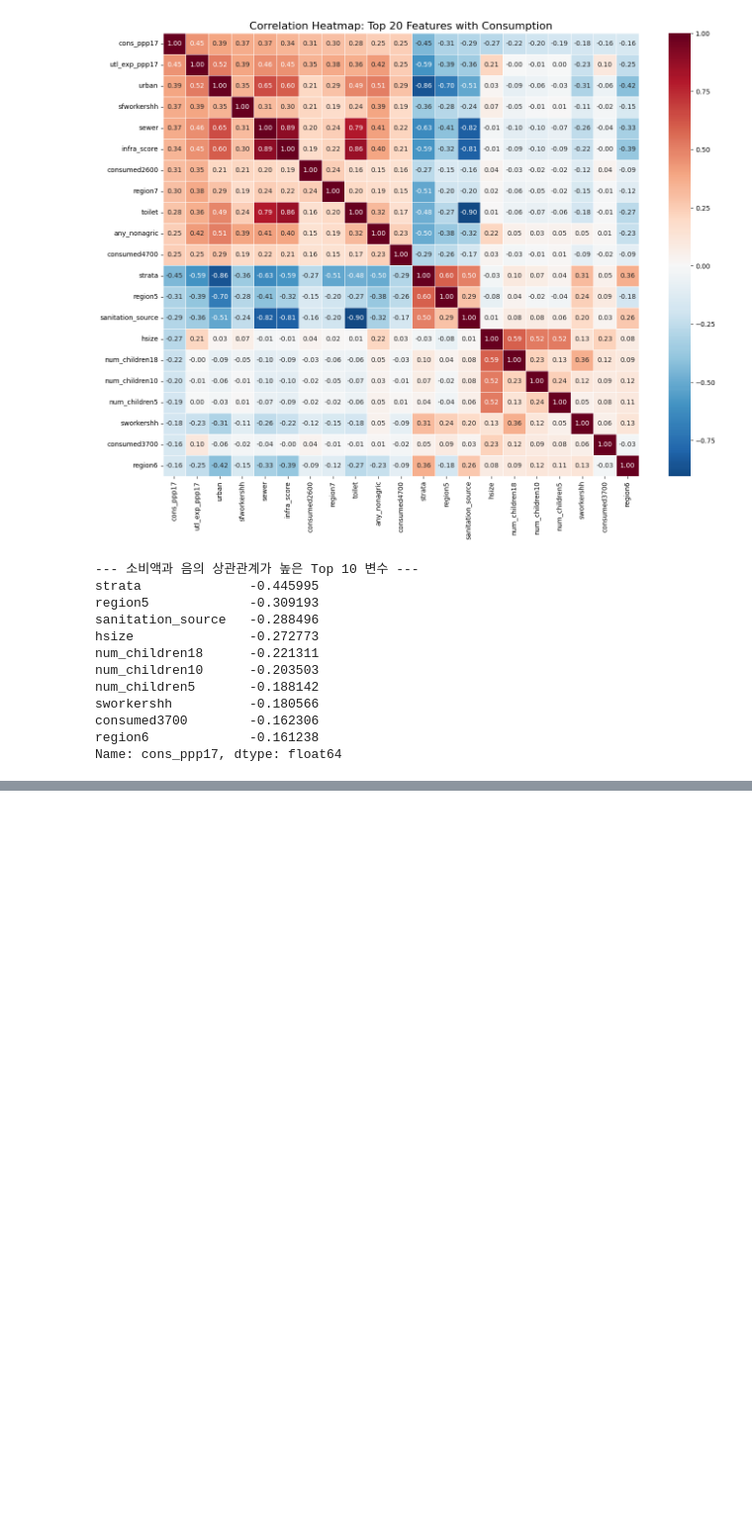
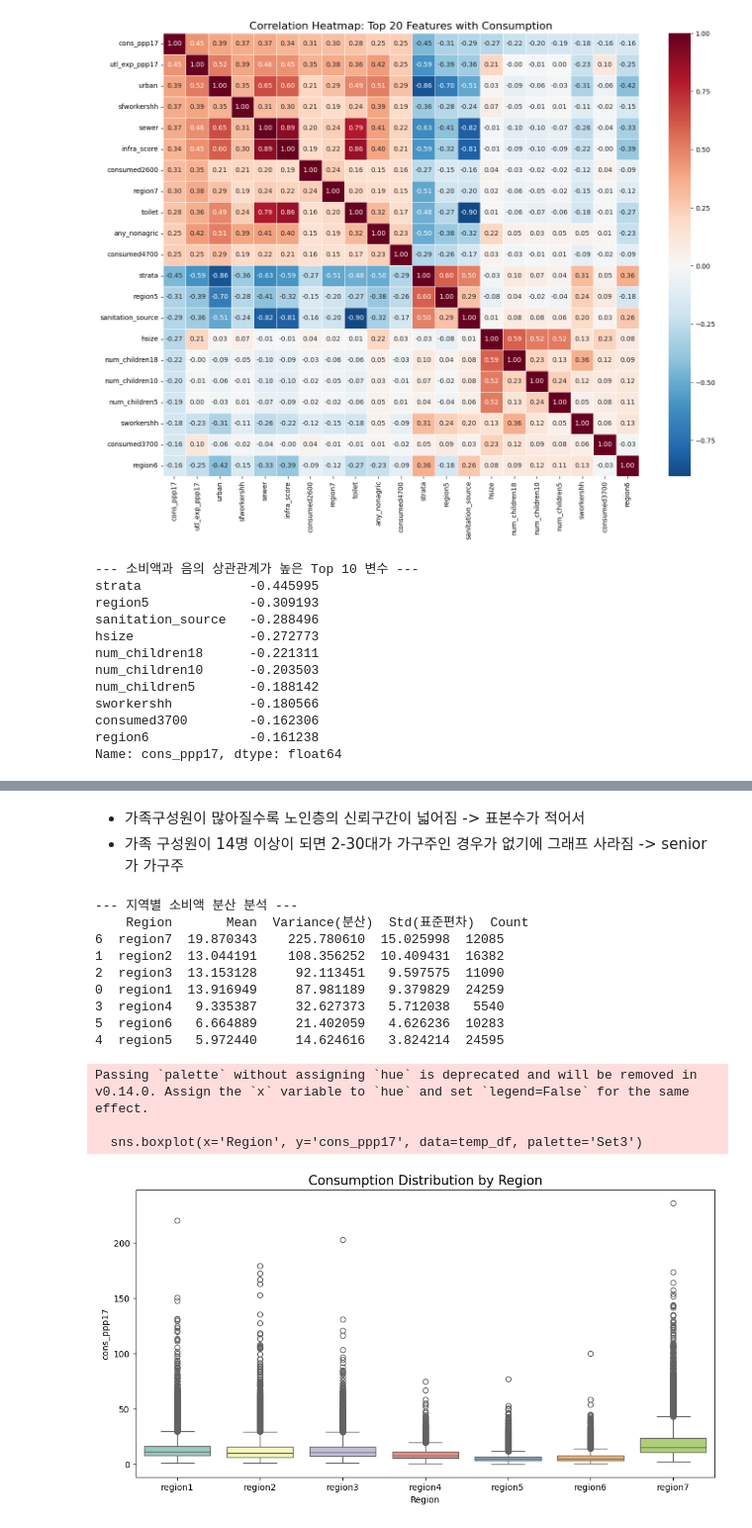
Before and after one commit to hanbiphyun/ESSA_YB, a Jupyter notebook: ESAA_YB_project_poverty.ipynb, the cells around one changed output, grey strips where cells are left out. Shown at 99% size. Drawn from its saved outputs; the diff is of its cells as text; code cells hidden in the pictures; blank space fills up the shorter version.

```diff
--- a/ESAA_YB_project_poverty.ipynb
+++ b/ESAA_YB_project_poverty.ipynb
@@ -818,0 +922,48 @@ Name: cons_ppp17, dtype: float64
+# %% [markdown]
+- 가족구성원이 많아질수록 노인층의 신뢰구간이 넓어짐 -> 표본수가 적어서
+- 가족 구성원이 14명 이상이 되면 2-30대가 가구주인 경우가 없기에 그래프 사라짐
+-> senior가 가구주
+# %%
+# 지역별(region1 ~ region7) 소비액 분산 및 통계 확인
+region_cols = [f'region{i}' for i in range(1, 8)]
+regional_stats = []
+
+for col in region_cols:
+    if col in train.columns:
+        # 해당 지역이 1인 가구만 추출
+        subset = train[train[col] == 1]['cons_ppp17']
+        regional_stats.append({
+            'Region': col,
+            'Mean': subset.mean(),
+            'Variance(분산)': subset.var(),
+            'Std(표준편차)': subset.std(),
+            'Count': subset.count()
+        })
+
+reg_df = pd.DataFrame(regional_stats).sort_values(by='Variance(분산)', ascending=False)
+print("--- 지역별 소비액 분산 분석 ---")
+print(reg_df)
+
+# 시각화: 지역별 소비액 분포 (Boxplot)
+plt.figure(figsize=(12, 6))
+# 지역 변수들을 하나로 합쳐서 시각화하기 위한 가공
+temp_df = train.melt(id_vars=['cons_ppp17'], value_vars=region_cols, var_name='Region', value_name='Is_In')
+temp_df = temp_df[temp_df['Is_In'] == 1]
+
+sns.boxplot(x='Region', y='cons_ppp17', data=temp_df, palette='Set3')
+plt.title('Consumption Distribution by Region', fontsize=15)
+plt.show()
+# %% [output]
+--- 지역별 소비액 분산 분석 ---
+    Region       Mean  Variance(분산)  Std(표준편차)  Count
+6  region7  19.870343    225.780610  15.025998  12085
+1  region2  13.044191    108.356252  10.409431  16382
+2  region3  13.153128     92.113451   9.597575  11090
+0  region1  13.916949     87.981189   9.379829  24259
+3  region4   9.335387     32.627373   5.712038   5540
+5  region6   6.664889     21.402059   4.626236  10283
+4  region5   5.972440     14.624616   3.824214  24595
+Passing `palette` without assigning `hue` is deprecated and will be removed in v0.14.0. Assign the `x` variable to `hue` and set `legend=False` for the same effect.
+
+  sns.boxplot(x='Region', y='cons_ppp17', data=temp_df, palette='Set3')
+[figure, added]
```
Also changed, not shown: parts of 26 cells of this notebook.
